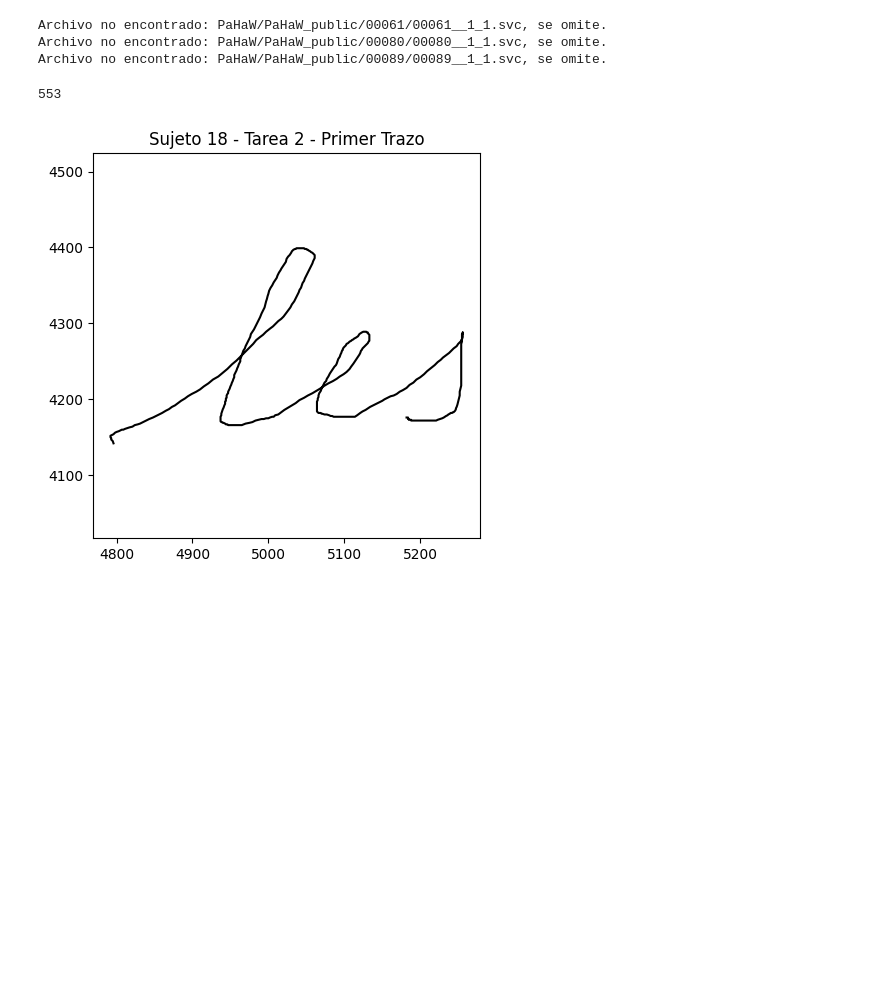
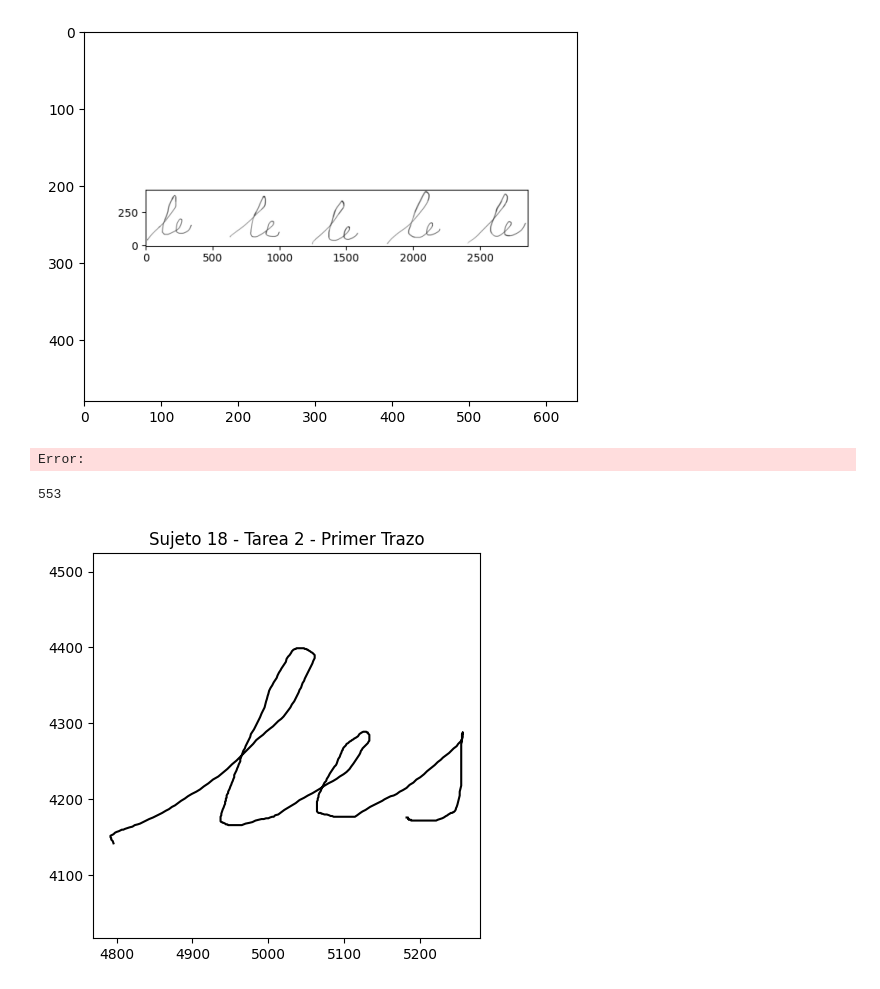
Before and after one commit to DaniCP909/Proyecto-ParkinsonDisease, a Jupyter notebook: NEW/mis-pruebas.ipynb, the cells around one changed output. Cells and saved outputs as stored; diff of their text form; code cells hidden in the pictures; blank space fills up the shorter version.

Commit message:
Offline drawing integrated pahaw_loader classes

```diff
--- a/NEW/mis-pruebas.ipynb
+++ b/NEW/mis-pruebas.ipynb
@@ -29,9 +28,13 @@ import splines
+# %%
+img0 = cv2.imread("tareas_generadas/sujeto1/tarea3.png", 0)
+plt.imshow(img0 ,cmap="gray",vmin=0,vmax=255)
+plt.show()
+# %% [output]
+[figure, added]
 # %%
-subjects_pd_status_years, subjects_tasks, subjects_pressures, subjects_altitude = my_pahaw_loader.load()
+subjects_pd_status_years, subjects_tasks = pahaw_loader.load()
 # %% [output]
-Archivo no encontrado: PaHaW/PaHaW_public/00061/00061__1_1.svc, se omite.
-Archivo no encontrado: PaHaW/PaHaW_public/00080/00080__1_1.svc, se omite.
-Archivo no encontrado: PaHaW/PaHaW_public/00089/00089__1_1.svc, se omite.
+Error:
 # %%
 #task1 = subjects_tasks[57][2]
 #task1_ls = task1.letters_sets_list
```
Also changed, not shown: parts of 2 cells of this notebook, 3 other files.
